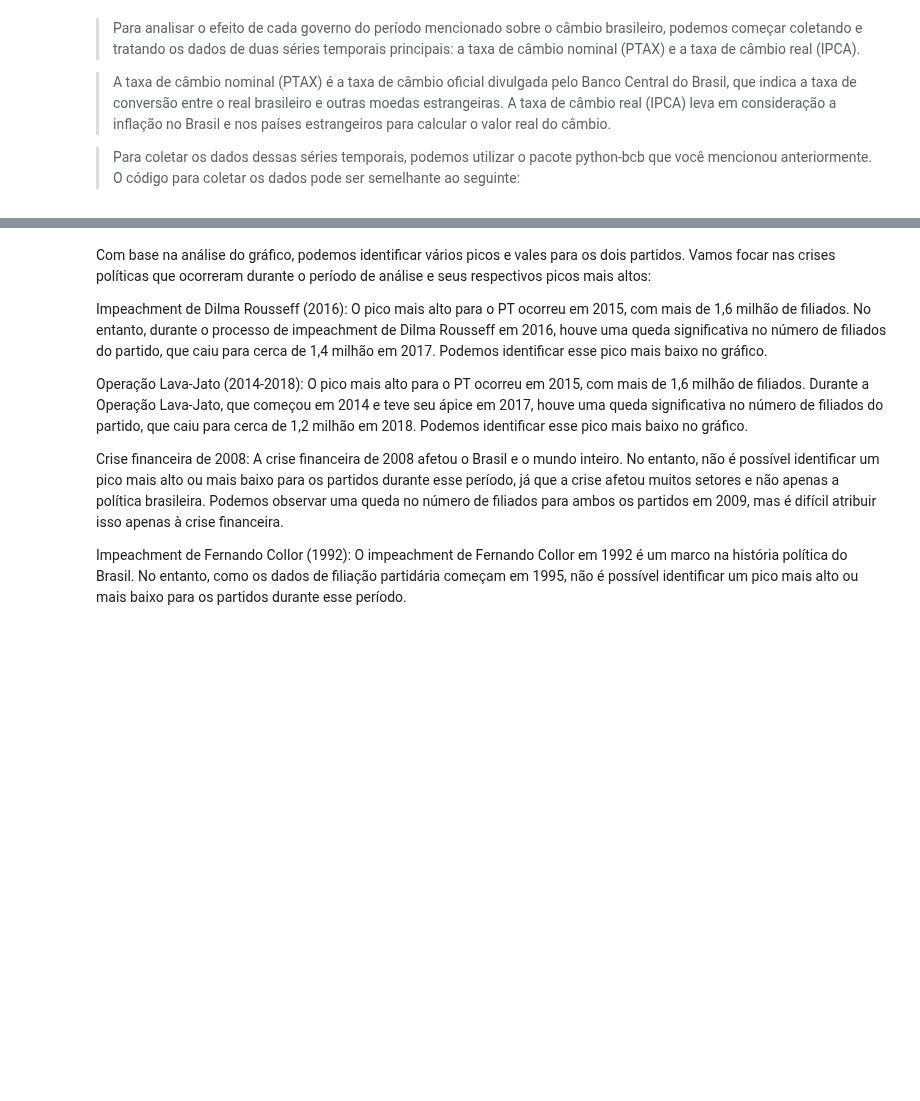
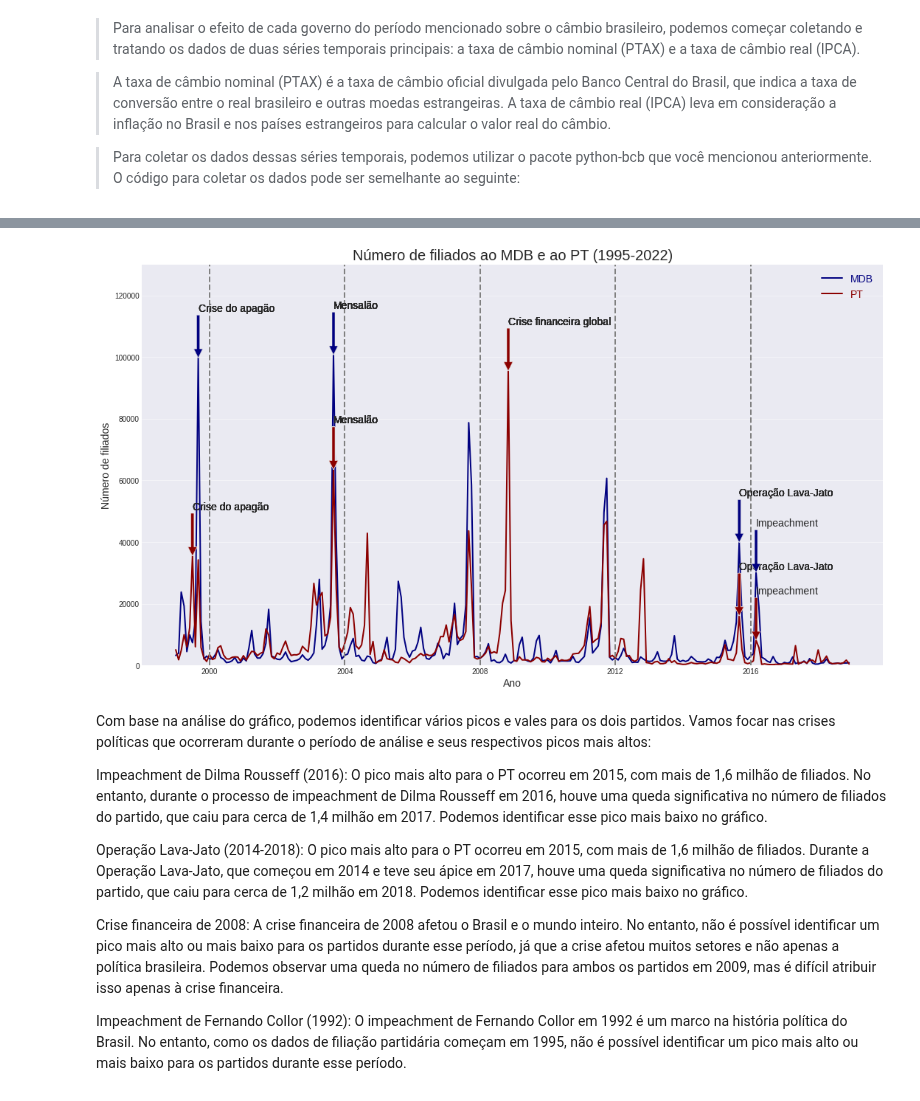
Before and after one commit to Leonardo-Dias-Up/Leonardo-Dias-Up, a Jupyter notebook: Economia_Brasileira_II.ipynb, the cells around one changed output, grey strips where cells are left out. Saved outputs shown, nothing was run; the diff lists cells and outputs as text; code cells hidden in the pictures; blank space fills up the shorter version.

```diff
--- a/Economia_Brasileira_II.ipynb
+++ b/Economia_Brasileira_II.ipynb
@@ -306,3 +241,100 @@ plt.show()
+# %%
+plt.style.use('seaborn-darkgrid')
+fig, ax = plt.subplots(figsize=(18, 10))
+
+# Definir cores para as linhas
+colors = ['navy', 'darkred']
+
+# Plotar as linhas
+ax.plot(total_filiados_por_partido.index, total_filiados_por_partido['MDB'], label='MDB', linewidth=2, color=colors[0])
+ax.plot(total_filiados_por_partido.index, total_filiados_por_partido['PT'], label='PT', linewidth=2, color=colors[1])
+
+# Desenhar as linhas verticais nas datas especificadas
+anos = ['2000-01-01', '2004-01-01', '2008-01-01', '2012-01-01', '2016-01-01']
+for ano in anos:
+    ax.axvline(pd.to_datetime(ano), color='gray', linestyle='--')
+
+# Configurando o eixo x
+ax.set_xlabel('Ano', fontsize=14)
+
+# Configurando o eixo y
+ax.set_ylabel('Número de filiados', fontsize=14)
+
+# Configurando o título do gráfico
+ax.set_title('Número de filiados ao MDB e ao PT (1995-2022)', fontsize=20, y=1.0)
+
+# Adicionar a legenda com as cores correspondentes
+ax.legend(['MDB', 'PT'], loc='upper right', fontsize=14, facecolor='white', framealpha=1, edgecolor='black', labelcolor=colors)
+
+# Definir limites para os eixos x e y
+ax.set_ylim(0, 130000)
+
+# Adicionando anotações nos picos e vales
+mdb_peaks, _ = find_peaks(total_filiados_por_partido['MDB'], prominence=1000)
+pt_peaks, _ = find_peaks(total_filiados_por_partido['PT'], prominence=1000)
+
+# Adicionando anotações nos picos e vales
+mdb_peaks, _ = find_peaks(total_filiados_por_partido['MDB'], prominence=1000)
+pt_peaks, _ = find_peaks(total_filiados_por_partido['PT'], prominence=1000)
+
+# Encontrando o ponto mais alto em cada pico
+mdb_peak = {}
+for key in range(len(mdb_peaks)):
+    peak_idx = mdb_peaks[key]
+    subset = total_filiados_por_partido['MDB'][max(peak_idx-30, 0):min(peak_idx+30, len(total_filiados_por_partido))]
+    mdb_peak[key] = subset.idxmax()
+
+pt_peak = {}
+for key in range(len(pt_peaks)):
+    peak_idx = pt_peaks[key]
+    subset = total_filiados_por_partido['PT'][max(peak_idx-30, 0):min(peak_idx+30, len(total_filiados_por_partido))]
+    pt_peak[key] = subset.idxmax()
+
+for key, peak in pt_peak.items():
+    if pd.to_datetime('1999-01-01') <= peak <= pd.to_datetime('1999-12-31'):
+        ax.annotate('Crise do apagão', xy=(peak, total_filiados_por_partido.loc[peak, 'PT']),
+                    xytext=(peak, total_filiados_por_partido.loc[peak, 'PT'] + 15000), fontsize=14,
+                    arrowprops=dict(facecolor='darkred'))
+    elif pd.to_datetime('2003-01-01') <= peak <= pd.to_datetime('2005-12-01'):
+        ax.annotate('Mensalão', xy=(peak, total_filiados_por_partido.loc[peak, 'PT']),
+                    xytext=(peak, total_filiados_por_partido.loc[peak, 'PT'] + 15000), fontsize=14,
+                    arrowprops=dict(facecolor='darkred'))
+    elif pd.to_datetime('2008-01-01') <= peak <= pd.to_datetime('2009-12-31'):
+        ax.annotate('Crise financeira global', xy=(peak, total_filiados_por_partido.loc[peak, 'PT']),
+                    xytext=(peak, total_filiados_por_partido.loc[peak, 'PT'] + 15000), fontsize=14,
+                    arrowprops=dict(facecolor='darkred'))
+    elif pd.to_datetime('2013-01-01') <= peak <= pd.to_datetime('2016-01-01'):
+        ax.annotate('Operação Lava-Jato', xy=(peak, total_filiados_por_partido.loc[peak, 'PT']),
+                    xytext=(peak, total_filiados_por_partido.loc[peak, 'PT'] + 15000), fontsize=14,
+                    arrowprops=dict(facecolor='darkred'))
+    elif pd.to_datetime('2016-03-01') <= peak <= pd.to_datetime('2016-09-01'):
+        ax.annotate('Impeachment', xy=(peak, total_filiados_por_partido.loc[peak, 'PT']),
+                    xytext=(peak, total_filiados_por_partido.loc[peak, 'PT'] + 15000), fontsize=14,
+                    arrowprops=dict(facecolor='darkred'))
+
+for key, peak in mdb_peak.items():
+    if pd.to_datetime('1999-01-01') <= peak <= pd.to_datetime('1999-12-31'):
+        ax.annotate('Crise do apagão', xy=(peak, total_filiados_por_partido.loc[peak, 'MDB']),
+                    xytext=(peak, total_filiados_por_partido.loc[peak, 'MDB'] + 15000), fontsize=14,
+                    arrowprops=dict(facecolor='navy'))
+    elif pd.to_datetime('2003-01-01') <= peak <= pd.to_datetime('2005-12-01'):
+        ax.annotate('Mensalão', xy=(peak, total_filiados_por_partido.loc[peak, 'MDB']),
+                    xytext=(peak, total_filiados_por_partido.loc[peak, 'MDB'] + 15000), fontsize=14,
+                    arrowprops=dict(facecolor='navy'))
+    elif pd.to_datetime('2008-01-01') <= peak <= pd.to_datetime('2009-12-31'):
+        ax.annotate('Crise financeira global', xy=(peak, total_filiados_por_partido.loc[peak, 'MDB']),
+                    xytext=(peak, total_filiados_por_partido.loc[peak, 'MDB'] + 15000), fontsize=14,
+                    arrowprops=dict(facecolor='navy'))
+    elif pd.to_datetime('2013-01-01') <= peak <= pd.to_datetime('2016-01-01'):
+        ax.annotate('Operação Lava-Jato', xy=(peak, total_filiados_por_partido.loc[peak, 'MDB']),
+                    xytext=(peak, total_filiados_por_partido.loc[peak, 'MDB'] + 15000), fontsize=14,
+                    arrowprops=dict(facecolor='navy'))
+    elif pd.to_datetime('2016-03-01') <= peak <= pd.to_datetime('2016-09-01'):
+        ax.annotate('Impeachment', xy=(peak, total_filiados_por_partido.loc[peak, 'MDB']),
+                    xytext=(peak, total_filiados_por_partido.loc[peak, 'MDB'] + 15000), fontsize=14,
+                    arrowprops=dict(facecolor='navy'))
+# %% [output]
+[figure, added]
 # %% [markdown]
 Com base na análise do gráfico, podemos identificar vários picos e vales para os dois partidos. Vamos focar nas crises políticas que ocorreram durante o período de análise e seus respectivos picos mais altos:
 
```
Also changed, not shown: parts of 14 cells of this notebook.
